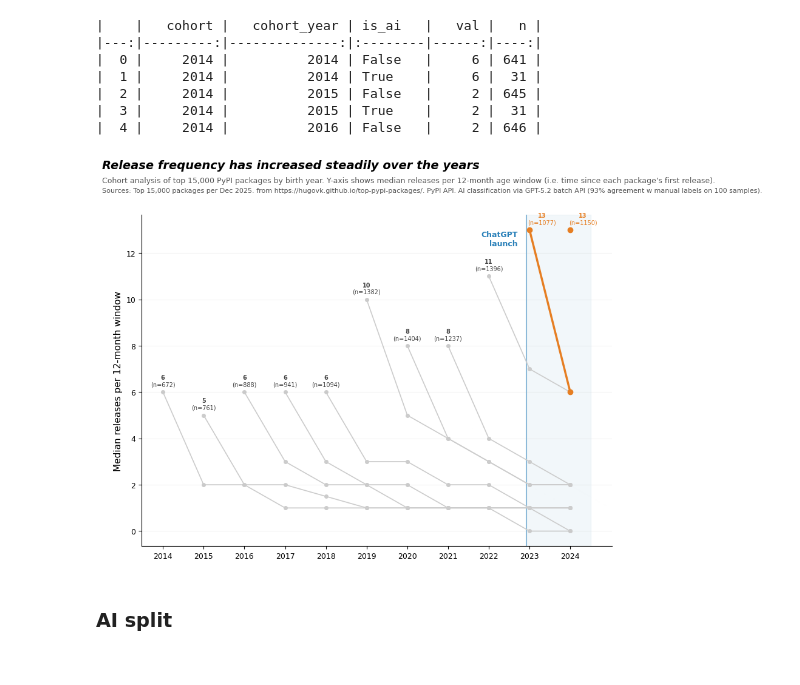
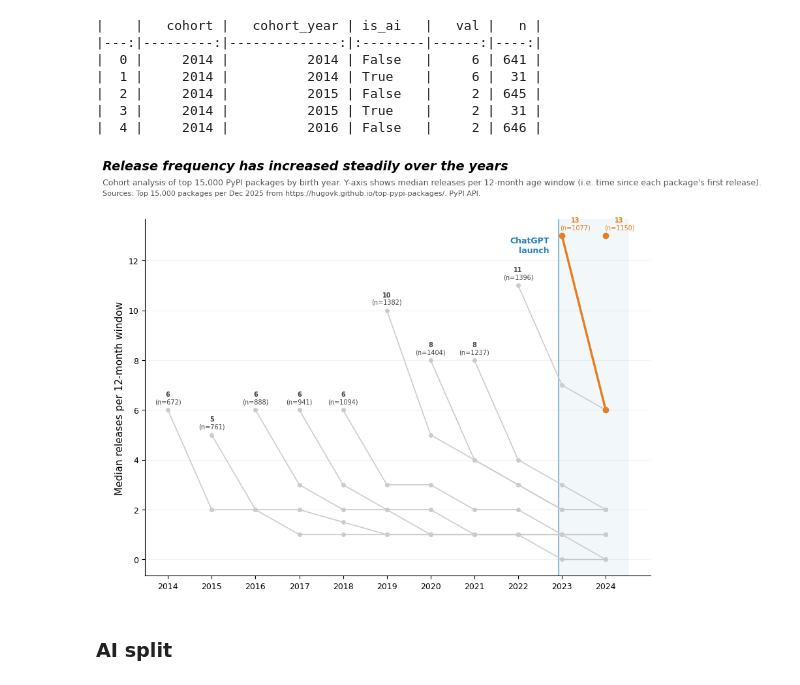
Before and after one commit to AnswerDotAI/pypi-analysis, a Jupyter notebook: analysis.ipynb, the cells around one changed output. Cells and saved outputs as stored; diff of their text form; code cells hidden in the pictures.

```diff
--- a/analysis.ipynb
+++ b/analysis.ipynb
@@ -548,35 +548,35 @@ grey, orange_c = '#cccccc', '#e67e22'
 
 fig, ax = plt.subplots(figsize=(10, 7))
 ax.yaxis.grid(True, linestyle='-', alpha=0.15, zorder=0)
 ax.axvspan(chatgpt_x, end_dt.year - 0.5, color='#d4e6f1', alpha=0.3, zorder=0)
 ax.axvline(x=chatgpt_x, color='#2980b9', linestyle='-', alpha=0.5, linewidth=1.5, zorder=1)
 
 for cn, g in hist_all.groupby('cohort'):
     is_post = cn >= 2023
     c = orange_c if is_post else grey
     lw, ms, z = (2.5, 6, 3) if is_post else (1.2, 4, 1)
     ax.plot(g['cohort_year'], g['val'], color=c, marker='o', lw=lw, ms=ms, zorder=z)
     off = (15, 15) if is_post else (0, 15)
     _annotate(ax, g['cohort_year'].iloc[0], g['val'].iloc[0], g['n'].iloc[0], c if is_post else ann_c, off)
 ymax = ax.get_ylim()[1]
 ax.text(chatgpt_x - 0.2, 0.95*ymax, 'ChatGPT\nlaunch', fontsize=9, color='#2980b9',
         va='top', ha='right', fontweight='bold')
 ax.set_xticks(range(start_dt.year, end_dt.year))
 ax.set_ylabel('Median releases per 12-month window', fontsize=11, fontweight='medium')
 
 
 fig.text(0.06, 0.98, "Release frequency has increased steadily over the years",
     fontsize=14, fontweight='bold', va='top', fontstyle='italic')
 fig.text(0.06, 0.94,
     "Cohort analysis of top 15,000 PyPI packages by birth year. Y-axis shows median releases per 12-month age window (i.e. time since each package's first release).",
     fontsize=9, va='top', color='#555555')
 fig.text(0.06, 0.90,
-    "Sources: Top 15,000 packages per Dec 2025. from https://hugovk.github.io/top-pypi-packages/. PyPI API. AI classification via GPT-5.2 batch API (93% agreement w manual labels on 100 samples).",
+    "Sources: Top 15,000 packages per Dec 2025 from https://hugovk.github.io/top-pypi-packages/. PyPI API.",
     fontsize=8, va='bottom', color='#555555')
 plt.subplots_adjust(top=0.85, bottom=0.07)
 savefig('./so-where-are-all-the-ai-apps/chart_02_releases_by_cohort_single.png')
 # %% [output]
-[figure, old version]
+[figure, new version]
 # %% [markdown]
 ### AI split
 # %%
```
Also changed, not shown: parts of 2 cells of this notebook, 3 other files.
